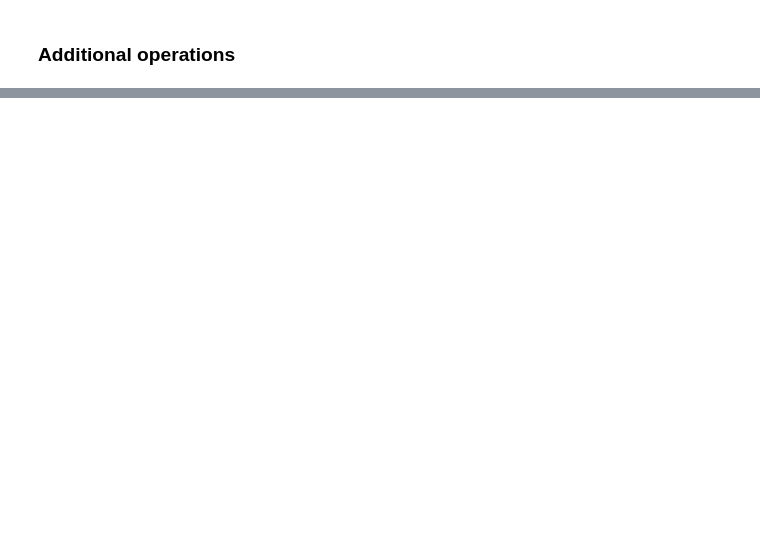
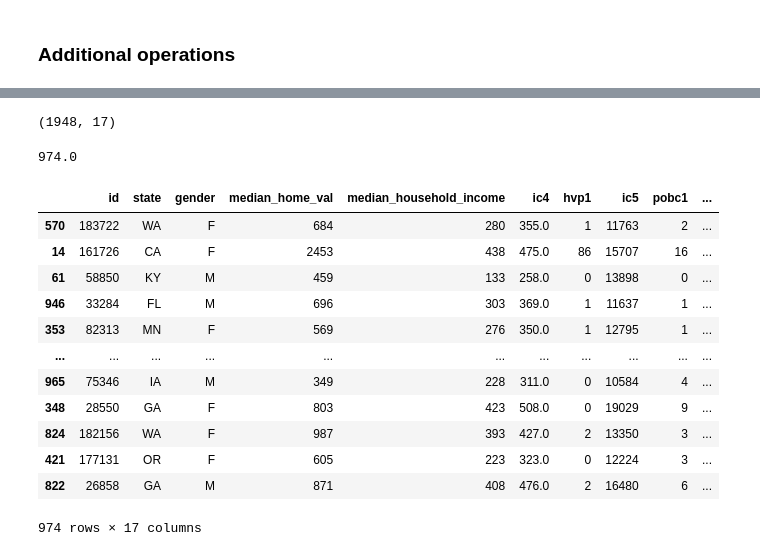
Before and after one commit to Ironhack-Data-0621-Remote/Classroom-Materials, a Jupyter notebook: Unit_1/01-Intro_to_pandas/pandas_intro_kc1.ipynb, the cells around one changed output, grey strips where cells are left out. Saved outputs shown, nothing was run; the diff lists cells and outputs as text; code cells hidden in the pictures; blank space fills up the shorter version.

```diff
--- a/Unit_1/01-Intro_to_pandas/pandas_intro_kc1.ipynb
+++ b/Unit_1/01-Intro_to_pandas/pandas_intro_kc1.ipynb
@@ -91,6 +320,26 @@ data['gender'].unique()
 # %%
-data.shape
+data1.shape
+# %% [output]
+(1948, 17)
+# %%
+1948/2
+# %% [output]
+974.0
 # %%
-data.sample(frac=0.5)
+data1.sample(frac=0.5)
+# %% [output]
+|  | id | state | gender | median_home_val | median_household_income | ic4 | hvp1 | ic5 | pobc1 | ... |
+| 570 | 183722 | WA | F | 684 | 280 | 355.0 | 1 | 11763 | 2 | ... |
+| 14 | 161726 | CA | F | 2453 | 438 | 475.0 | 86 | 15707 | 16 | ... |
+| 61 | 58850 | KY | M | 459 | 133 | 258.0 | 0 | 13898 | 0 | ... |
+| 946 | 33284 | FL | M | 696 | 303 | 369.0 | 1 | 11637 | 1 | ... |
+| 353 | 82313 | MN | F | 569 | 276 | 350.0 | 1 | 12795 | 1 | ... |
+| ... | ... | ... | ... | ... | ... | ... | ... | ... | ... | ... |
+| 965 | 75346 | IA | M | 349 | 228 | 311.0 | 0 | 10584 | 4 | ... |
+| 348 | 28550 | GA | F | 803 | 423 | 508.0 | 0 | 19029 | 9 | ... |
+| 824 | 182156 | WA | F | 987 | 393 | 427.0 | 2 | 13350 | 3 | ... |
+| 421 | 177131 | OR | F | 605 | 223 | 323.0 | 0 | 12224 | 3 | ... |
+| 822 | 26858 | GA | M | 871 | 408 | 476.0 | 2 | 16480 | 6 | ... |
+974 rows × 17 columns
 # %% [markdown]
 ![more](https://media.giphy.com/media/QoCoLo2opwUW4/giphy.gif)
```
Also changed, not shown: parts of 24 cells of this notebook, 1 other file.
